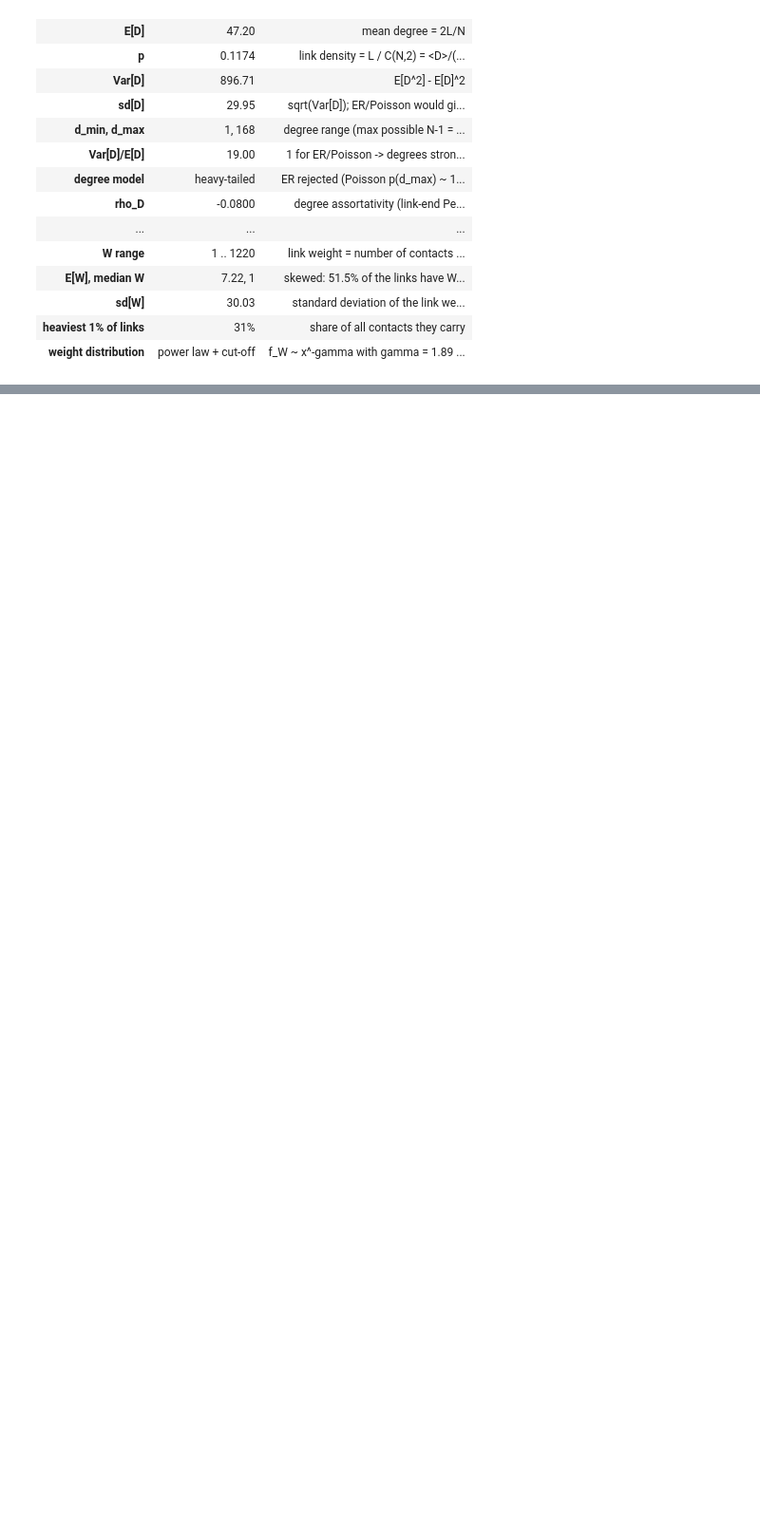
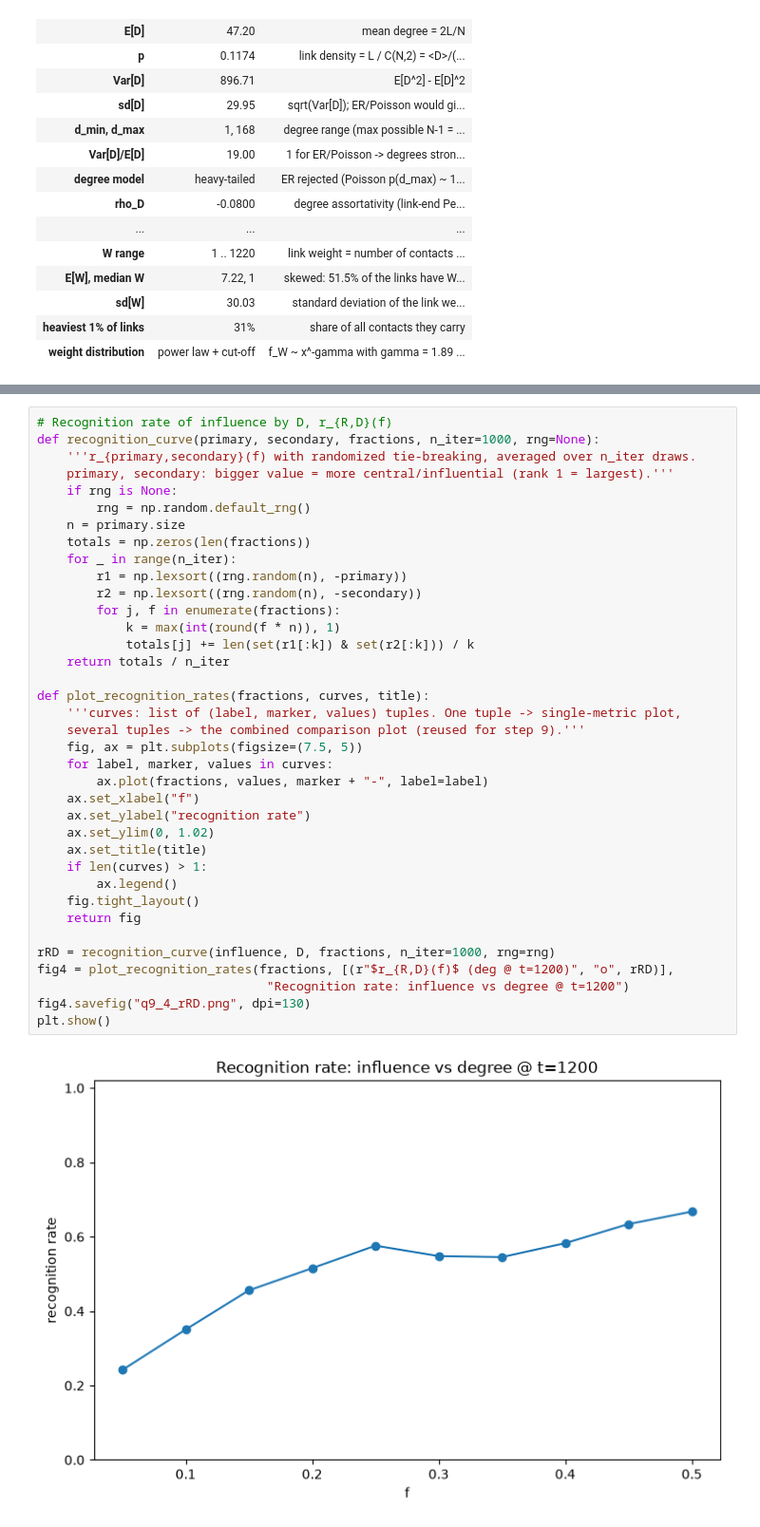
Before and after one commit to andrei00001111/ComplexAss, a Jupyter notebook: assignment.ipynb, the cells around one changed output, grey strips where cells are left out. Shown at 95% size. Drawn from its saved outputs; the diff is of its cells as text; blank space fills up the shorter version.

```diff
--- a/assignment.ipynb
+++ b/assignment.ipynb
@@ -979,0 +1191,39 @@ with pd.option_context("display.max_colwidth", None):
+# %%
+# Recognition rate of influence by D, r_{R,D}(f)
+def recognition_curve(primary, secondary, fractions, n_iter=1000, rng=None):
+    '''r_{primary,secondary}(f) with randomized tie-breaking, averaged over n_iter draws.
+    primary, secondary: bigger value = more central/influential (rank 1 = largest).'''
+    if rng is None:
+        rng = np.random.default_rng()
+    n = primary.size
+    totals = np.zeros(len(fractions))
+    for _ in range(n_iter):
+        r1 = np.lexsort((rng.random(n), -primary))
+        r2 = np.lexsort((rng.random(n), -secondary))
+        for j, f in enumerate(fractions):
+            k = max(int(round(f * n)), 1)
+            totals[j] += len(set(r1[:k]) & set(r2[:k])) / k
+    return totals / n_iter
+
+def plot_recognition_rates(fractions, curves, title):
+    '''curves: list of (label, marker, values) tuples. One tuple -> single-metric plot,
+    several tuples -> the combined comparison plot (reused for step 9).'''
+    fig, ax = plt.subplots(figsize=(7.5, 5))
+    for label, marker, values in curves:
+        ax.plot(fractions, values, marker + "-", label=label)
+    ax.set_xlabel("f")
+    ax.set_ylabel("recognition rate")
+    ax.set_ylim(0, 1.02)
+    ax.set_title(title)
+    if len(curves) > 1:
+        ax.legend()
+    fig.tight_layout()
+    return fig
+
+rRD = recognition_curve(influence, D, fractions, n_iter=1000, rng=rng)
+fig4 = plot_recognition_rates(fractions, [(r"$r_{R,D}(f)$ (deg @ t=1200)", "o", rRD)],
+                               "Recognition rate: influence vs degree @ t=1200")
+fig4.savefig("q9_4_rRD.png", dpi=130)
+plt.show()
+# %% [output]
+[figure, added]
```
Also changed, not shown: parts of 20 cells of this notebook.
